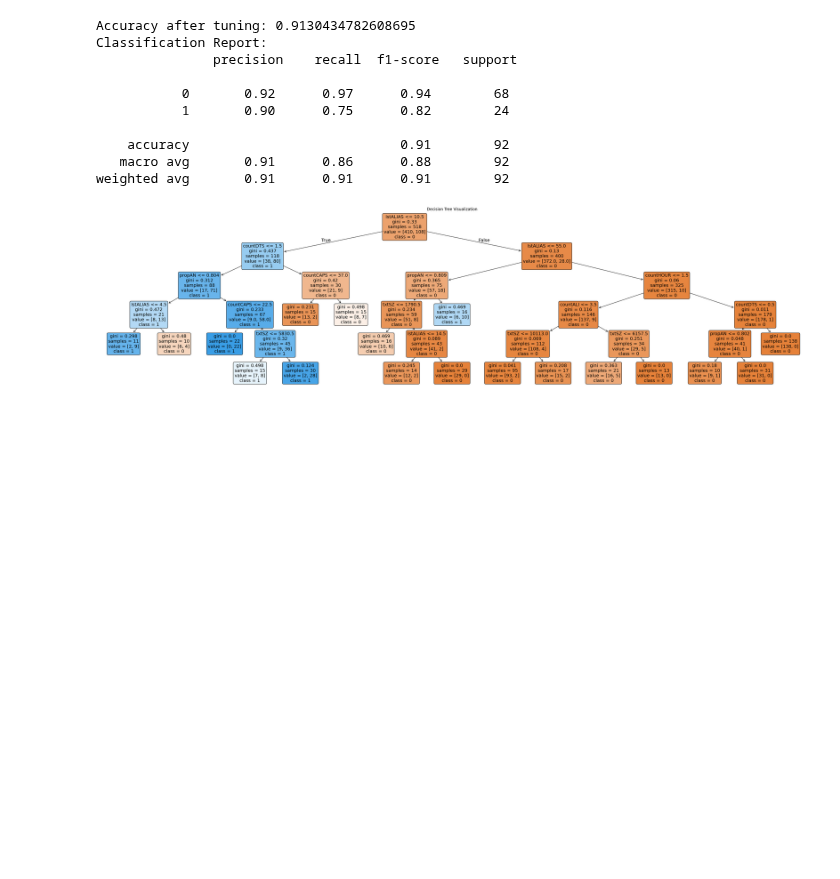
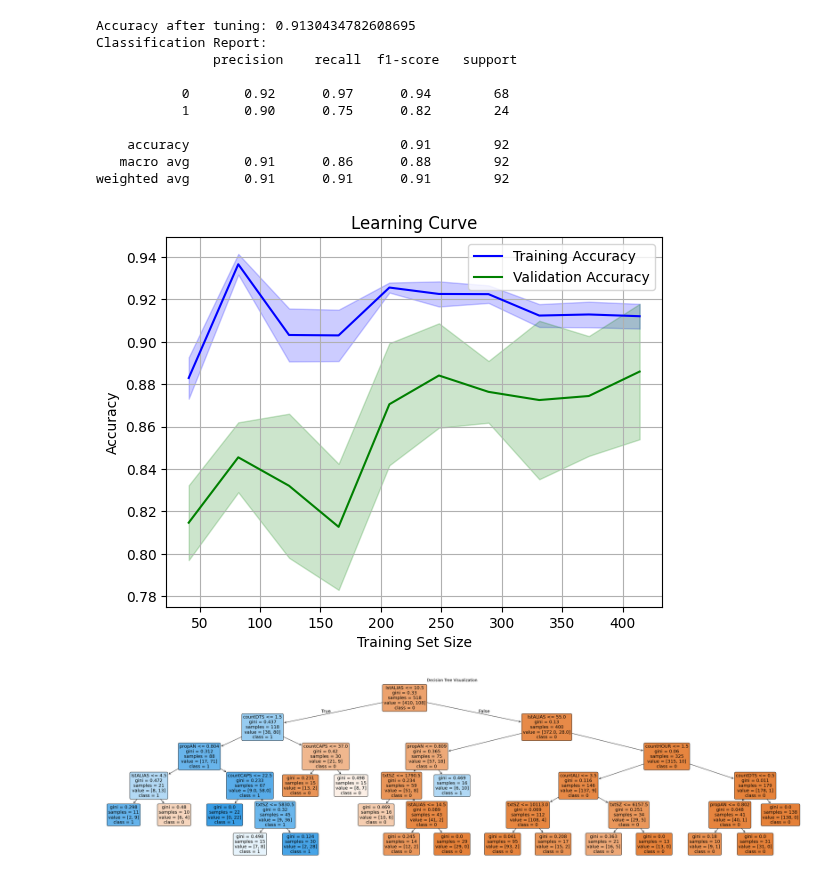
Before and after one commit to Hugoverissimo21/InfoMosaic, a Jupyter notebook: dtree.ipynb, the cells around one changed output. Drawn from its saved outputs; the diff is of its cells as text; code cells hidden in the pictures; blank space fills up the shorter version.

Commit message:
dtree

```diff
--- a/dtree.ipynb
+++ b/dtree.ipynb
@@ -218,8 +218,9 @@ from sklearn.tree import DecisionTreeClassifier, plot_tree
 from sklearn.model_selection import train_test_split
 from sklearn.metrics import accuracy_score, classification_report#, confusion_matrix
 import matplotlib.pyplot as plt
+from joblib import dump
 
-dataset = pd.read_csv("dtree.csv", index_col=0)
+dataset = pd.read_csv("dtree01.csv", index_col=0)
 dataset
 # %% [output]
 |  | news | countALI | propAN | countDTS | txtSZ | countCAPS | txt | IstALIAS | year | countHOUR | ... |
@@ -238,13 +239,14 @@ dataset
 # %%
 # features
 X = dataset[['countALI', 'propAN', 'countDTS', 'txtSZ', 'countCAPS', 'IstALIAS', 'countHOUR', 'countHTTP', 'yearLow', 'yearMed', 'yearHig']]
+X = dataset[['countALI', 'propAN', 'countDTS', 'txtSZ', 'countCAPS', 'IstALIAS', 'countHOUR']]
 
 # target
 y = dataset['news']
 
 X_train, X_test, y_train, y_test = train_test_split(X, y, test_size=0.15, random_state=21)
 # %%
-clf = DecisionTreeClassifier(random_state=21, max_depth=5, min_samples_split=20, min_samples_leaf=10) #322? fazer de acordo com intuicao minha
+clf = DecisionTreeClassifier(random_state=21, max_depth=5, min_samples_split=15, min_samples_leaf=10) #3.2.2, 5.20.10
 clf.fit(X_train, y_train)
 
 y_pred = clf.predict(X_test)
@@ -261,6 +263,40 @@ Classification Report:
     accuracy                           0.91        92
    macro avg       0.91      0.86      0.88        92
 weighted avg       0.91      0.91      0.91        92
+# %%
+from sklearn.model_selection import learning_curve
+
+# Generating learning curve data
+train_sizes, train_scores, test_scores = learning_curve(
+    clf, X_train, y_train, cv=5, scoring='accuracy', n_jobs=-1,
+    train_sizes=np.linspace(0.1, 1.0, 10)  # Vary the training set size from 10% to 100%
+)
+
+
+# Calculate mean and standard deviation of training and test scores
+train_mean = np.mean(train_scores, axis=1)
+train_std = np.std(train_scores, axis=1)
+test_mean = np.mean(test_scores, axis=1)
+test_std = np.std(test_scores, axis=1)
+
+
+# Plot learning curves
+plt.plot(train_sizes, train_mean, label="Training Accuracy", color="blue")
+plt.plot(train_sizes, test_mean, label="Validation Accuracy", color="green")
+
+# Plot shaded areas to represent the standard deviation of accuracy
+plt.fill_between(train_sizes, train_mean - train_std, train_mean + train_std, color="blue", alpha=0.2)
+plt.fill_between(train_sizes, test_mean - test_std, test_mean + test_std, color="green", alpha=0.2)
+
+# Labels and title
+plt.title("Learning Curve")
+plt.xlabel("Training Set Size")
+plt.ylabel("Accuracy")
+plt.legend(loc="best")
+plt.grid()
+plt.show()
+# %% [output]
+[figure, added]
 # %%
 plt.figure(figsize=(40, 10))
 plot_tree(clf, filled=True, feature_names=X_train.columns, class_names=['0', '1'], rounded=True, fontsize=14)
```
Also changed, not shown: parts of 3 cells of this notebook, 3 other files.
